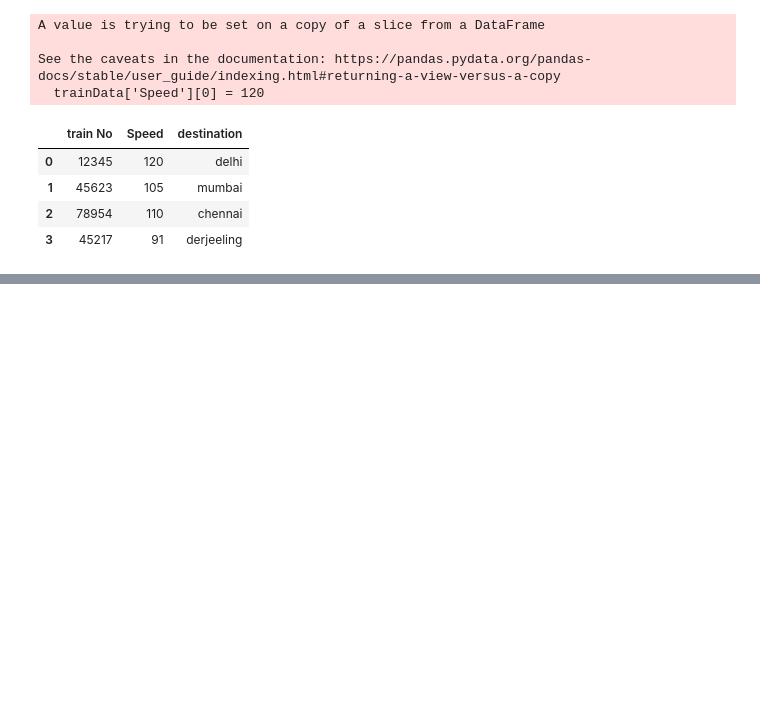
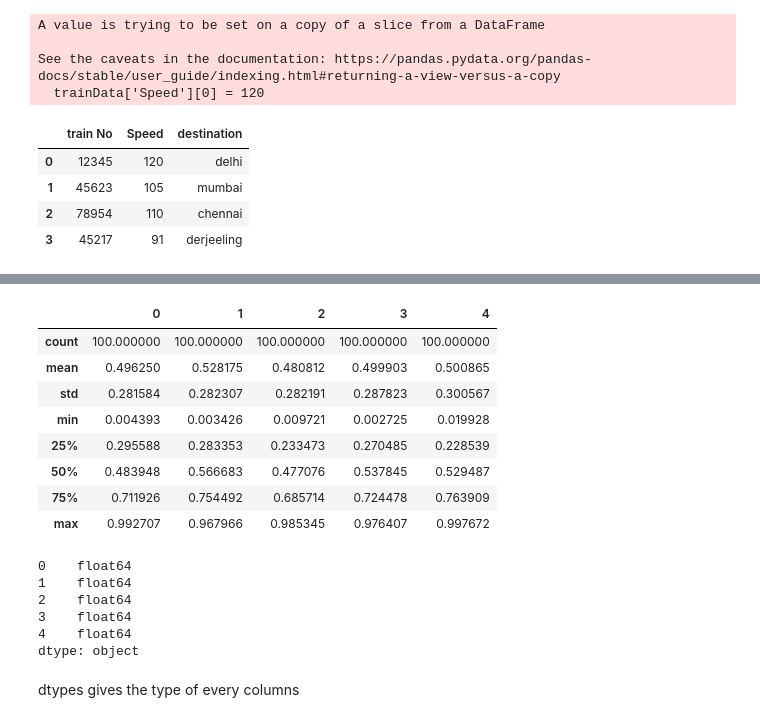
Before and after one commit to RDX-Rudra/Python-World, a Jupyter notebook: jupiter/numpy.ipynb, the cells around one changed output, grey strips where cells are left out. Cells and saved outputs as stored; diff of their text form; code cells hidden in the pictures; blank space fills up the shorter version.

```diff
--- a/jupiter/numpy.ipynb
+++ b/jupiter/numpy.ipynb
@@ -78,0 +139,23 @@ trainData.to_csv('traindata.csv', index= False)
+# %%
+newdf.describe()
+# %% [output]
+|  | 0 | 1 | 2 | 3 | 4 |
+| count | 100.000000 | 100.000000 | 100.000000 | 100.000000 | 100.000000 |
+| mean | 0.496250 | 0.528175 | 0.480812 | 0.499903 | 0.500865 |
+| std | 0.281584 | 0.282307 | 0.282191 | 0.287823 | 0.300567 |
+| min | 0.004393 | 0.003426 | 0.009721 | 0.002725 | 0.019928 |
+| 25% | 0.295588 | 0.283353 | 0.233473 | 0.270485 | 0.228539 |
+| 50% | 0.483948 | 0.566683 | 0.477076 | 0.537845 | 0.529487 |
+| 75% | 0.711926 | 0.754492 | 0.685714 | 0.724478 | 0.763909 |
+| max | 0.992707 | 0.967966 | 0.985345 | 0.976407 | 0.997672 |
+# %%
+newdf.dtypes
+# %% [output]
+0    float64
+1    float64
+2    float64
+3    float64
+4    float64
+dtype: object
+# %% [markdown]
+dtypes gives the type of every columns
```
Also changed, not shown: parts of 21 cells of this notebook.
